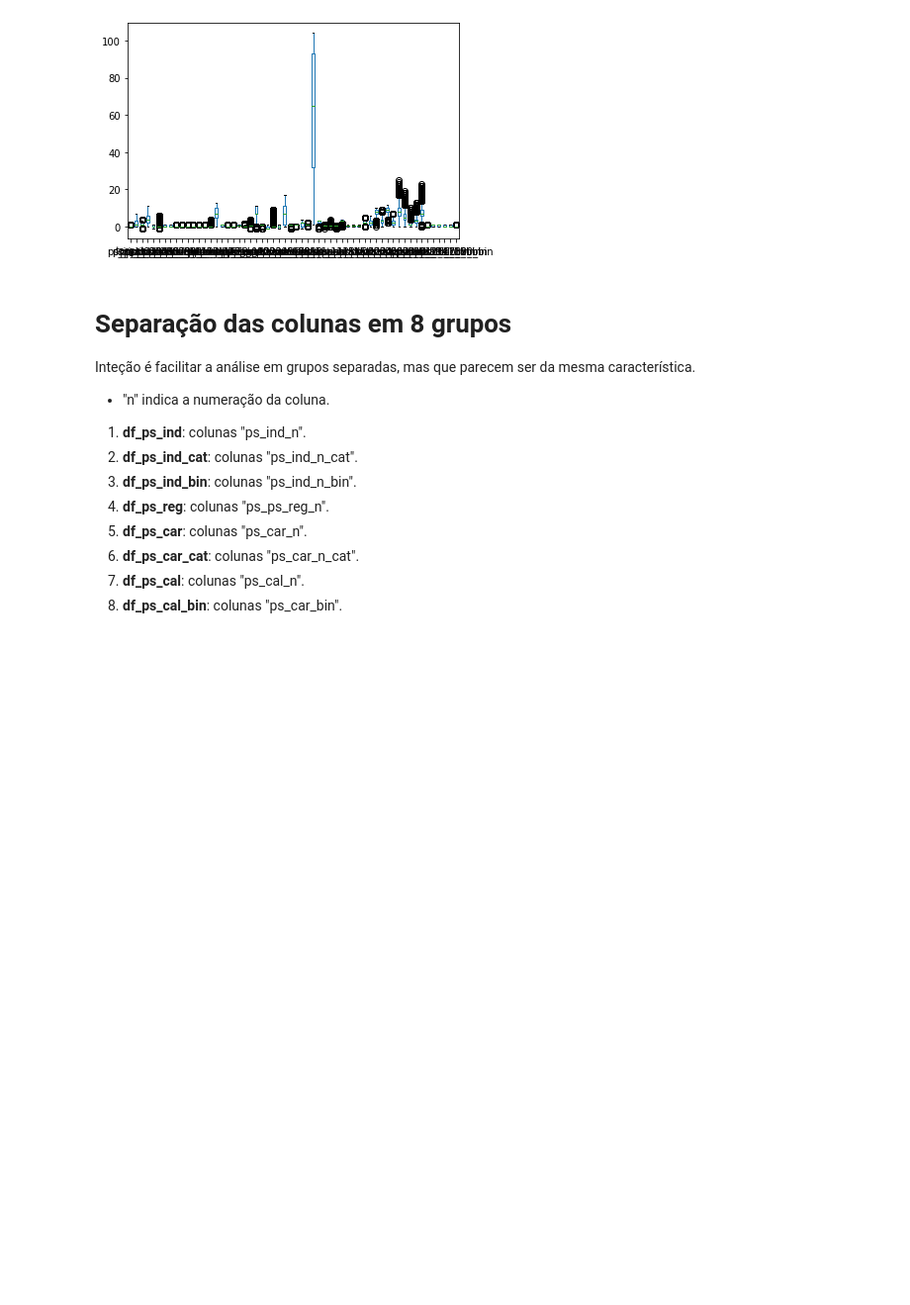
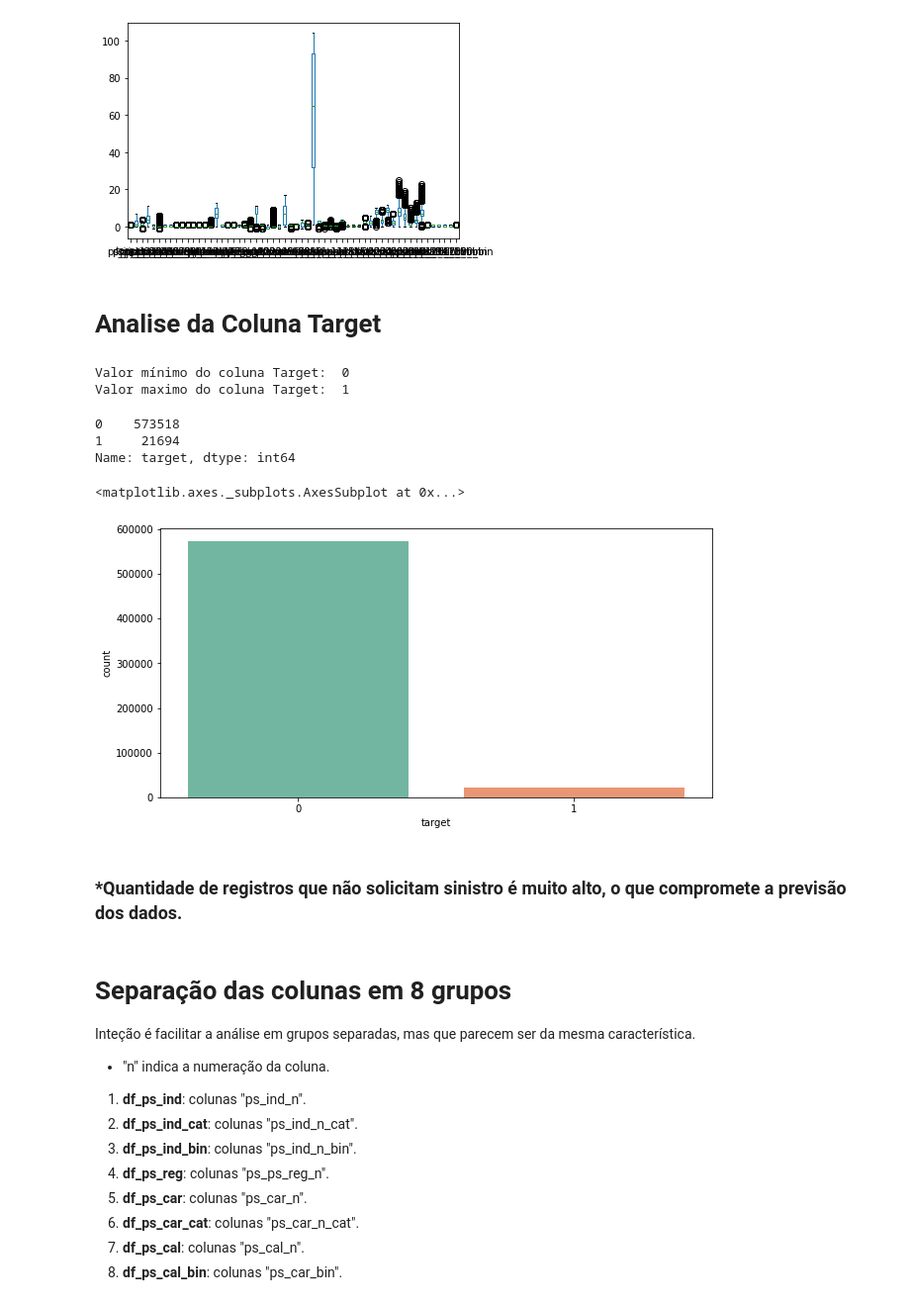
Before and after one commit to melcduarte/projeto_MDD, a Jupyter notebook: 99 - RASCUNHO/Z_Proj_PortoSeguro.ipynb, the cells around one changed output. Shown at 99% size. Saved outputs shown, nothing was run; the diff lists cells and outputs as text; code cells hidden in the pictures; blank space fills up the shorter version.

```diff
--- a/99 - RASCUNHO/Z_Proj_PortoSeguro.ipynb
+++ b/99 - RASCUNHO/Z_Proj_PortoSeguro.ipynb
@@ -45,6 +52,37 @@ df_train.drop('id', axis=1).plot.box()
 # %% [output]
 <matplotlib.axes._subplots.AxesSubplot at 0x...>
 [figure]
+# %% [markdown]
+# Analise da Coluna Target
+# %%
+# Idenficação do valor Mínimo e Máximo
+
+print('Valor mínimo do coluna Target: ', df_train['target'].min())
+print('Valor maximo do coluna Target: ', df_train['target'].max())
+# %% [output]
+Valor mínimo do coluna Target:  0
+Valor maximo do coluna Target:  1
+# %%
+# Quantidade de registros para cada valor da coluna 'Target'
+
+qtd_target = df_train['target'].value_counts()
+
+print(qtd_target)
+# %% [output]
+0    573518
+1     21694
+Name: target, dtype: int64
+# %%
+# Gráfico da coluna "Target", utilizando a biblioteca "matplotlib"
+# O intuido é demonstrar a diferença na quantidade de registros entre os valores da coluna
+
+plt.figure(figsize=(10,5))
+sns.countplot(df_train['target'], palette="Set2")
+# %% [output]
+<matplotlib.axes._subplots.AxesSubplot at 0x...>
+[figure, added]
+# %% [markdown]
+### *Quantidade de registros que não solicitam sinistro é muito alto, o que compromete a previsão dos dados.
 # %% [markdown]
 # Separação das colunas em 8 grupos
 
```
Also changed, not shown: parts of 13 cells of this notebook.
